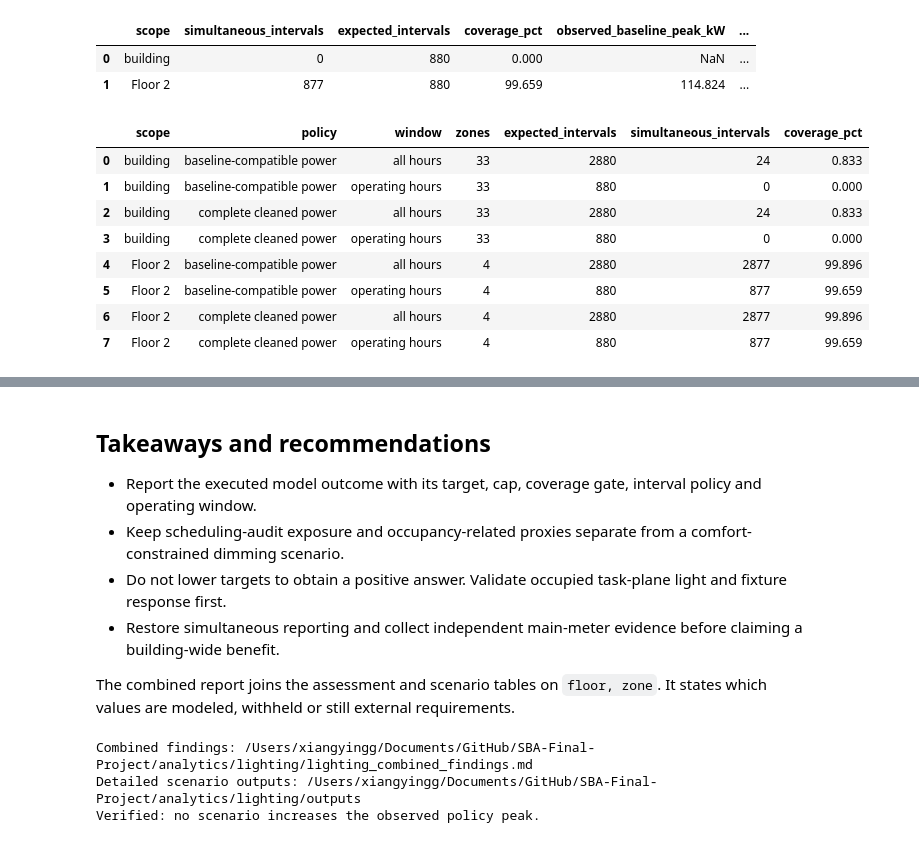
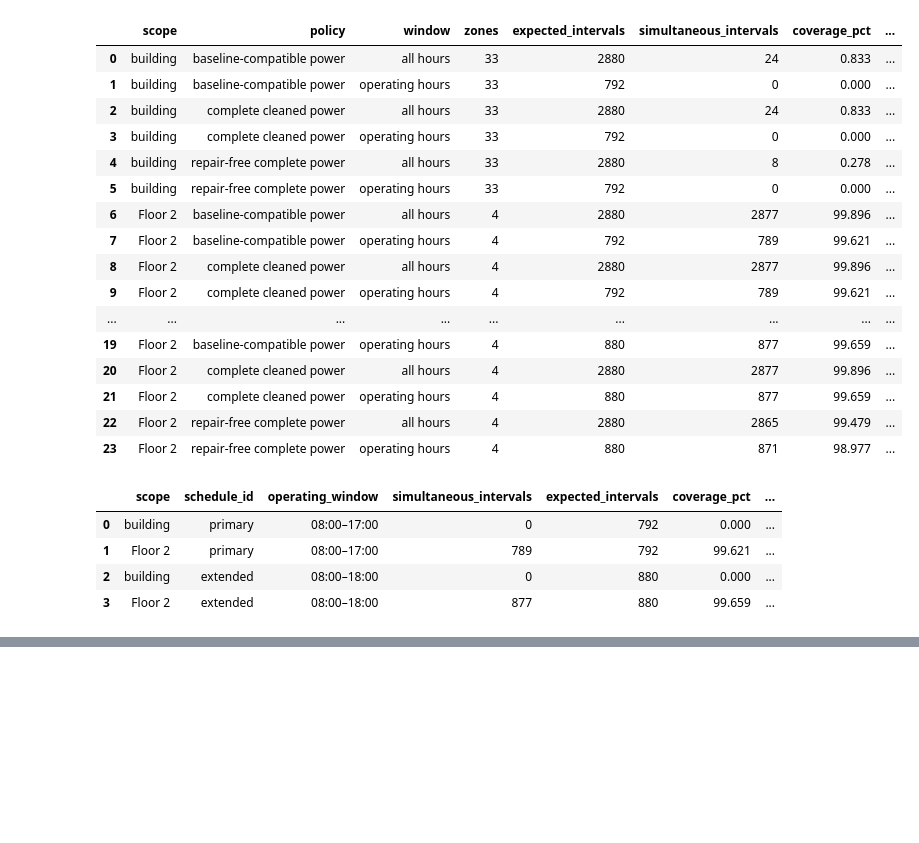
Before and after one commit to 4rchx824/SBA-Final-Project, a Jupyter notebook: analytics/lighting/lighting_scenarios.ipynb, the cells around one changed output, grey strips where cells are left out. Saved outputs shown, nothing was run; the diff lists cells and outputs as text; code cells hidden in the pictures; blank space fills up the shorter version.

Commit message:
Completed analytics, rearranged folder structure for clarity

```diff
--- a/analytics/lighting/lighting_scenarios.ipynb
+++ b/analytics/lighting/lighting_scenarios.ipynb
@@ -24,15 +12,14 @@ Run cleaning → original lighting baseline → `prepare_inputs.py` → assessme
 # %%
+get_ipython().run_line_magic('matplotlib', 'inline')
 from pathlib import Path
 import sys
-root = next(p for p in [Path.cwd(), *Path.cwd().parents] if (p / "baseline").is_dir() and (p / "data-cleaning").is_dir())
-sys.path.insert(0, str(root / "analytics/lighting"))
-from IPython.display import display, Markdown
-from lighting_scenarios import run_scenarios, plot_scenario_results, write_combined_findings
+root = next(p for p in [Path.cwd(), *Path.cwd().parents] if (p / 'analytics/lighting/config.json').is_file())
+sys.path.insert(0, str(root / 'analytics/lighting'))
+from IPython.display import display
+from lighting_scenarios import run_scenarios, plot_scenario_results, export_combined_results
 from assessment import run_assessment
 results = run_scenarios()
-assessment = run_assessment()
-write_combined_findings(results, assessment['opportunities'])
-summary = results['summary']
-sensitivity = results['sensitivity']
-print(f"Executed {len(sensitivity):,} zone/scenario combinations across {len(summary)} zones.")
+combined = export_combined_results(results, run_assessment())
+summary, sensitivity = results['summary'], results['sensitivity']
+print(f'{len(sensitivity):,} zone/scenario combinations; {len(summary)} primary zone results')
 # %% [output]
@@ -110,16 +163,28 @@ Demand is summed across aligned zones before taking a maximum. Individual zone m
 # %%
+display(results['coverage'].round(3))
 display(results['impacts'].round(3))
-display(results['coverage'].round(3))
+display(combined.query('floor == 2')[['zone','outside_assumed_hours_lighting_kWh',
+    'lighting_kW_at_original_peak','reported_peak_reduction_kW','status']].round(3))
 # %% [output]
-|  | scope | simultaneous_intervals | expected_intervals | coverage_pct | observed_baseline_peak_kW | ... |
-| 0 | building | 0 | 880 | 0.000 | NaN | ... |
-| 1 | Floor 2 | 877 | 880 | 99.659 | 114.824 | ... |
+|  | scope | policy | window | zones | expected_intervals | simultaneous_intervals | coverage_pct | ... |
+| 0 | building | baseline-compatible power | all hours | 33 | 2880 | 24 | 0.833 | ... |
+| 1 | building | baseline-compatible power | operating hours | 33 | 792 | 0 | 0.000 | ... |
+| 2 | building | complete cleaned power | all hours | 33 | 2880 | 24 | 0.833 | ... |
+| 3 | building | complete cleaned power | operating hours | 33 | 792 | 0 | 0.000 | ... |
+| 4 | building | repair-free complete power | all hours | 33 | 2880 | 8 | 0.278 | ... |
+| 5 | building | repair-free complete power | operating hours | 33 | 792 | 0 | 0.000 | ... |
+| 6 | Floor 2 | baseline-compatible power | all hours | 4 | 2880 | 2877 | 99.896 | ... |
+| 7 | Floor 2 | baseline-compatible power | operating hours | 4 | 792 | 789 | 99.621 | ... |
+| 8 | Floor 2 | complete cleaned power | all hours | 4 | 2880 | 2877 | 99.896 | ... |
+| 9 | Floor 2 | complete cleaned power | operating hours | 4 | 792 | 789 | 99.621 | ... |
+| ... | ... | ... | ... | ... | ... | ... | ... | ... |
+| 19 | Floor 2 | baseline-compatible power | operating hours | 4 | 880 | 877 | 99.659 | ... |
+| 20 | Floor 2 | complete cleaned power | all hours | 4 | 2880 | 2877 | 99.896 | ... |
+| 21 | Floor 2 | complete cleaned power | operating hours | 4 | 880 | 877 | 99.659 | ... |
+| 22 | Floor 2 | repair-free complete power | all hours | 4 | 2880 | 2865 | 99.479 | ... |
+| 23 | Floor 2 | repair-free complete power | operating hours | 4 | 880 | 871 | 98.977 | ... |
-|  | scope | policy | window | zones | expected_intervals | simultaneous_intervals | coverage_pct |
-| 0 | building | baseline-compatible power | all hours | 33 | 2880 | 24 | 0.833 |
-| 1 | building | baseline-compatible power | operating hours | 33 | 880 | 0 | 0.000 |
-| 2 | building | complete cleaned power | all hours | 33 | 2880 | 24 | 0.833 |
-| 3 | building | complete cleaned power | operating hours | 33 | 880 | 0 | 0.000 |
-| 4 | Floor 2 | baseline-compatible power | all hours | 4 | 2880 | 2877 | 99.896 |
-| 5 | Floor 2 | baseline-compatible power | operating hours | 4 | 880 | 877 | 99.659 |
-| 6 | Floor 2 | complete cleaned power | all hours | 4 | 2880 | 2877 | 99.896 |
-| 7 | Floor 2 | complete cleaned power | operating hours | 4 | 880 | 877 | 99.659 |
+|  | scope | schedule_id | operating_window | simultaneous_intervals | expected_intervals | coverage_pct | ... |
+| 0 | building | primary | 08:00–17:00 | 0 | 792 | 0.000 | ... |
+| 1 | Floor 2 | primary | 08:00–17:00 | 789 | 792 | 99.621 | ... |
+| 2 | building | extended | 08:00–18:00 | 0 | 880 | 0.000 | ... |
+| 3 | Floor 2 | extended | 08:00–18:00 | 877 | 880 | 99.659 | ... |
@@ -126,17 +195,0 @@ display(results['coverage'].round(3))
-# %% [markdown]
-## Takeaways and recommendations
-- Report the executed model outcome with its target, cap, coverage gate, interval policy and operating window.
-- Keep scheduling-audit exposure and occupancy-related proxies separate from a comfort-constrained dimming scenario.
-- Do not lower targets to obtain a positive answer. Validate occupied task-plane light and fixture response first.
-- Restore simultaneous reporting and collect independent main-meter evidence before claiming a building-wide benefit.
-
-The combined report joins the assessment and scenario tables on `floor, zone`. It states which values are modeled, withheld or still external requirements.
-# %%
-print('Combined findings:', root / 'analytics/lighting/lighting_combined_findings.md')
-print('Detailed scenario outputs:', root / 'analytics/lighting/outputs')
-assert (sensitivity.paired_observed_peak_reduction_kW.dropna() >= -1e-9).all()
-print('Verified: no scenario increases the observed policy peak.')
-# %% [output]
-Combined findings: /Users/xiangyingg/Documents/GitHub/SBA-Final-Project/analytics/lighting/lighting_combined_findings.md
-Detailed scenario outputs: /Users/xiangyingg/Documents/GitHub/SBA-Final-Project/analytics/lighting/outputs
-Verified: no scenario increases the observed policy peak.
```
Also changed, not shown: parts of 23 cells of this notebook, 58 other files.
